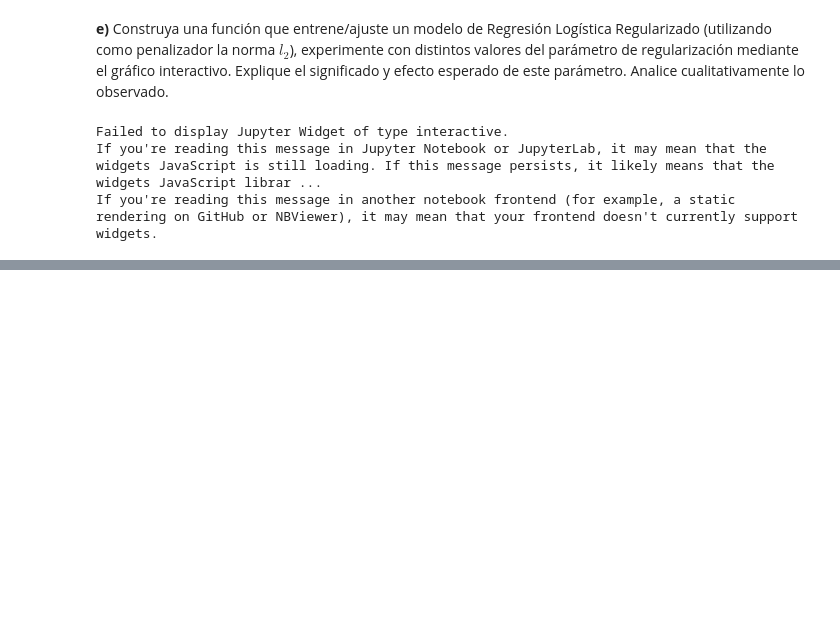
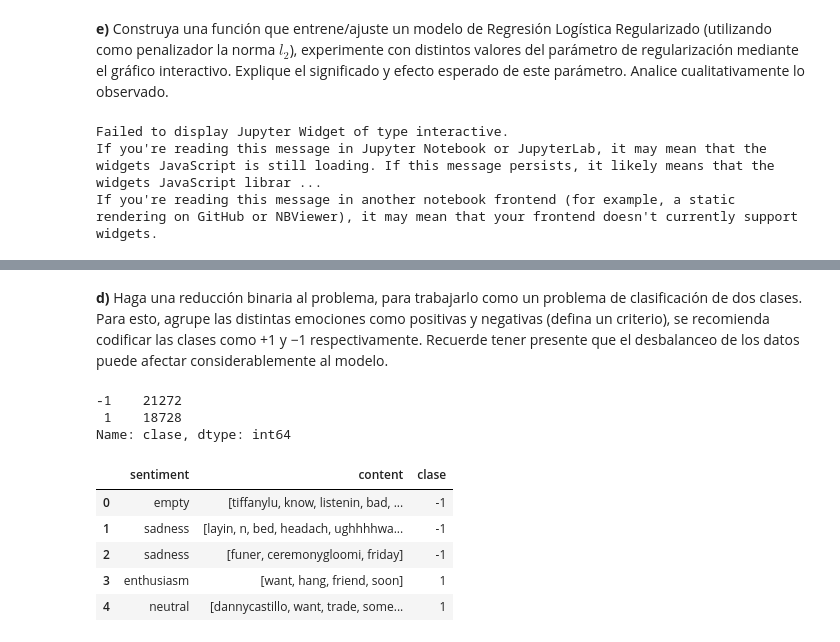
Before and after one commit to TareasJF/INF393, a Jupyter notebook: T2/Tarea2.ipynb, the cells around one changed output, grey strips where cells are left out. Drawn from its saved outputs; the diff is of its cells as text; code cells hidden in the pictures; blank space fills up the shorter version.

```diff
--- a/T2/Tarea2.ipynb
+++ b/T2/Tarea2.ipynb
@@ -94,0 +174,9 @@ If you're reading this message in another notebook frontend (for example, a stat
+# %%
+df = tweets.copy()
+df.drop(['tweet_id','author'],axis=1,inplace=True)
+
+ps = PorterStemmer()
+
+df['content'] = df['content'].apply(lambda x: word_tokenize(re.sub(r"[^a-z\s]+", '', x.lower())))
+df['content'] = df['content'].apply(lambda x: [ps.stem(w) for w in x if w not in stopwords.words('english')])
+df.head()
@@ -94,0 +190,17 @@ If you're reading this message in another notebook frontend (for example, a stat
+# %% [markdown]
+**d)** Haga una reducción binaria al problema, para trabajarlo como un problema de clasificación de dos clases. Para esto, agrupe las distintas emociones como positivas y negativas (defina un criterio), se recomienda codificar las clases como +1 y −1 respectivamente. Recuerde tener presente que el desbalanceo de los datos puede afectar considerablemente al modelo.
+# %%
+pos = ['neutral','happyness', 'love', 'surprise', 'fun', 'relief', 'enthusiasm']
+df['clase'] = df['sentiment'].apply(lambda x: 1 if x in pos else -1)
+print(df['clase'].value_counts())
+df.head()
+# %% [output]
+-1    21272
+ 1    18728
+Name: clase, dtype: int64
+|  | sentiment | content | clase |
+| 0 | empty | [tiffanylu, know, listenin, bad, ... | -1 |
+| 1 | sadness | [layin, n, bed, headach, ughhhhwa... | -1 |
+| 2 | sadness | [funer, ceremonygloomi, friday] | -1 |
+| 3 | enthusiasm | [want, hang, friend, soon] | 1 |
+| 4 | neutral | [dannycastillo, want, trade, some... | 1 |
```
Also changed, not shown: parts of 12 cells of this notebook, 2 other files.
